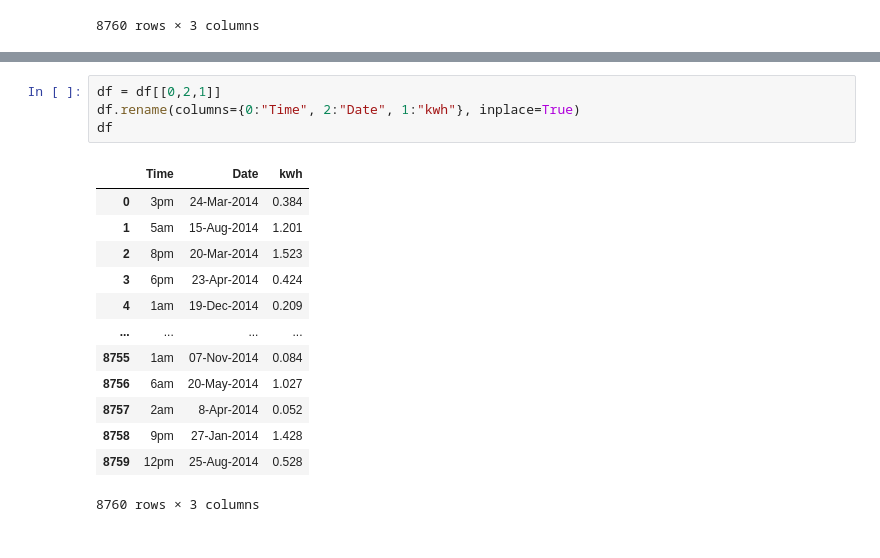
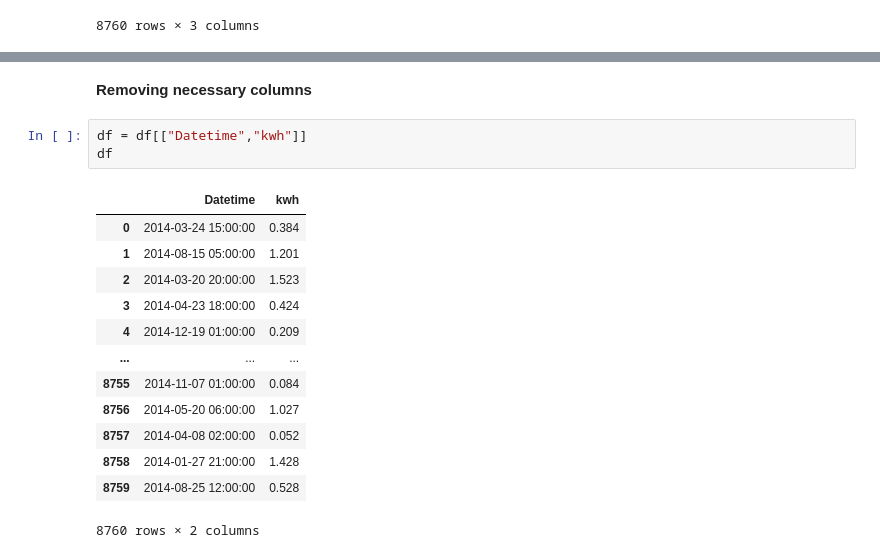
Before and after one commit to HamidM8/Data_Cleaning_Time_Date_Str, a Jupyter notebook: Data_Cleaning_time_date_in_str.ipynb, the cells around one changed output, grey strips where cells are left out. Drawn from its saved outputs; the diff is of its cells as text.

```diff
--- a/Data_Cleaning_time_date_in_str.ipynb
+++ b/Data_Cleaning_time_date_in_str.ipynb
@@ -181,18 +199,19 @@ df
-# %%
-df = df[[0,2,1]]
-df.rename(columns={0:"Time", 2:"Date", 1:"kwh"}, inplace=True)
-df
-# %% [output]
-|  | Time | Date | kwh |
-| 0 | 3pm | 24-Mar-2014 | 0.384 |
-| 1 | 5am | 15-Aug-2014 | 1.201 |
-| 2 | 8pm | 20-Mar-2014 | 1.523 |
-| 3 | 6pm | 23-Apr-2014 | 0.424 |
-| 4 | 1am | 19-Dec-2014 | 0.209 |
-| ... | ... | ... | ... |
-| 8755 | 1am | 07-Nov-2014 | 0.084 |
-| 8756 | 6am | 20-May-2014 | 1.027 |
-| 8757 | 2am | 8-Apr-2014 | 0.052 |
-| 8758 | 9pm | 27-Jan-2014 | 1.428 |
-| 8759 | 12pm | 25-Aug-2014 | 0.528 |
-8760 rows × 3 columns
+# %% [markdown]
+**Removing necessary columns**
+# %%
+df = df[["Datetime","kwh"]]
+df
+# %% [output]
+|  | Datetime | kwh |
+| 0 | 2014-03-24 15:00:00 | 0.384 |
+| 1 | 2014-08-15 05:00:00 | 1.201 |
+| 2 | 2014-03-20 20:00:00 | 1.523 |
+| 3 | 2014-04-23 18:00:00 | 0.424 |
+| 4 | 2014-12-19 01:00:00 | 0.209 |
+| ... | ... | ... |
+| 8755 | 2014-11-07 01:00:00 | 0.084 |
+| 8756 | 2014-05-20 06:00:00 | 1.027 |
+| 8757 | 2014-04-08 02:00:00 | 0.052 |
+| 8758 | 2014-01-27 21:00:00 | 1.428 |
+| 8759 | 2014-08-25 12:00:00 | 0.528 |
+8760 rows × 2 columns
```
Also changed, not shown: parts of 9 cells of this notebook, 1 other file.
